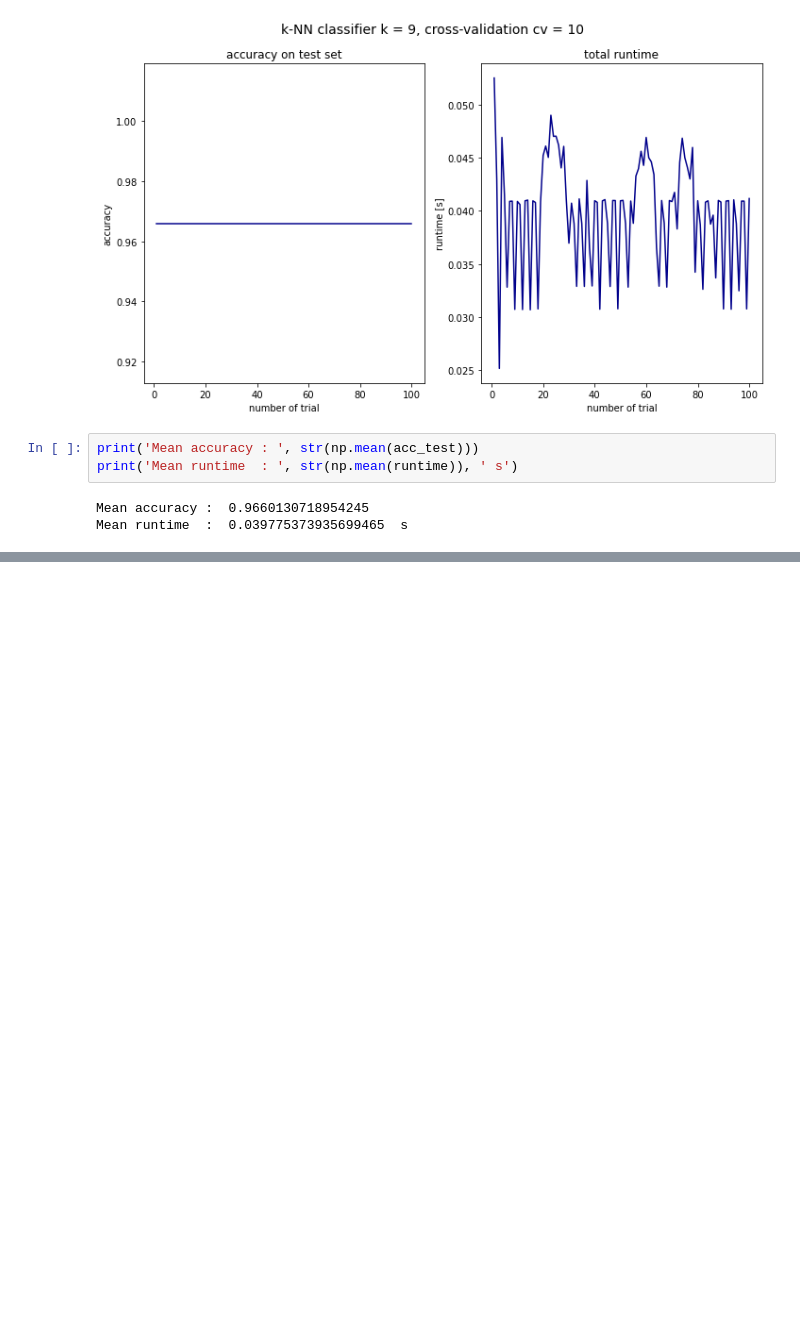
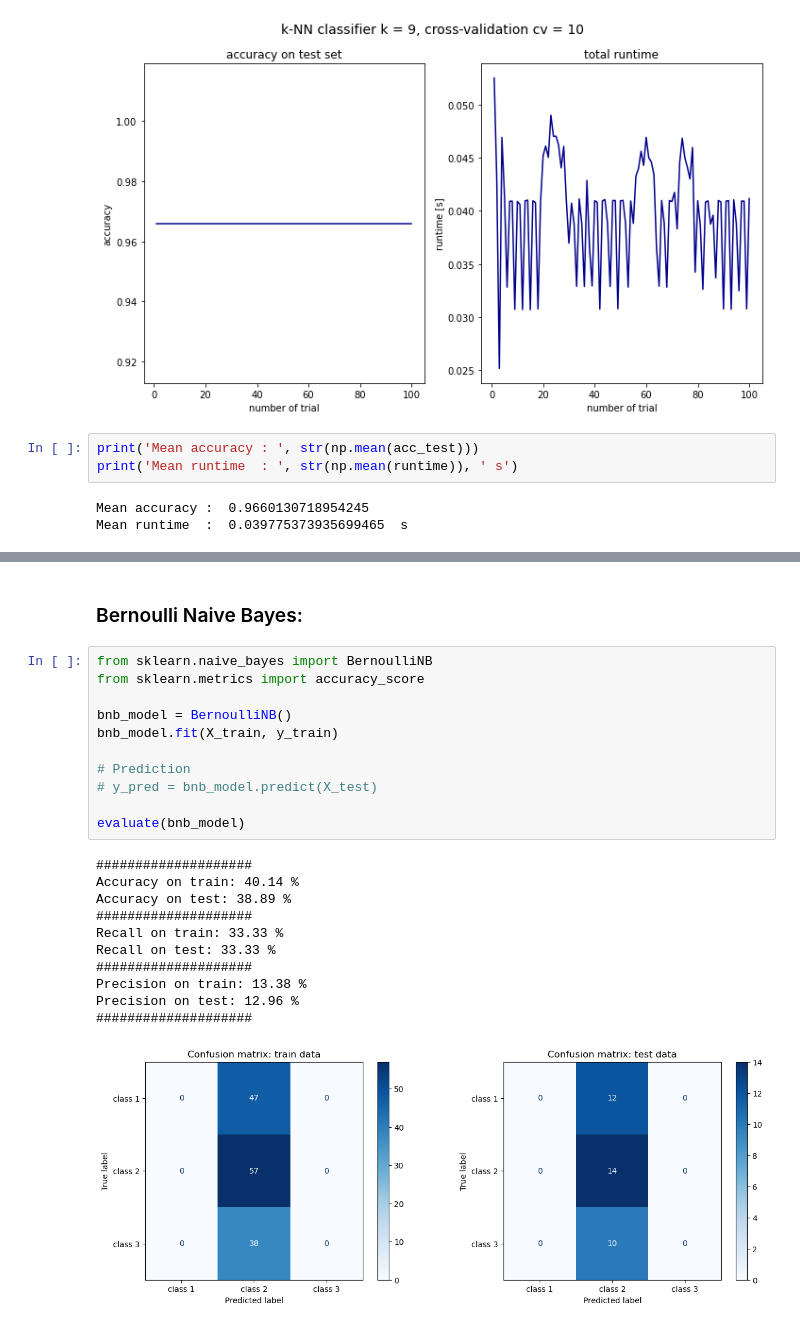
Before and after one commit to nadiaverdha/MachineLearningEx1, a Jupyter notebook: Ex1_wine.ipynb, the cells around one changed output, grey strips where cells are left out. Drawn from its saved outputs; the diff is of its cells as text; blank space fills up the shorter version.

```diff
--- a/Ex1_wine.ipynb
+++ b/Ex1_wine.ipynb
@@ -899,0 +968,25 @@ Mean runtime  :  0.039775373935699465  s
+# %% [markdown]
+### Bernoulli Naive Bayes:
+# %%
+from sklearn.naive_bayes import BernoulliNB
+from sklearn.metrics import accuracy_score
+
+bnb_model = BernoulliNB()
+bnb_model.fit(X_train, y_train)
+
+# Prediction
+# y_pred = bnb_model.predict(X_test)
+
+evaluate(bnb_model)
+# %% [output]
+####################
+Accuracy on train: 40.14 %
+Accuracy on test: 38.89 %
+####################
+Recall on train: 33.33 %
+Recall on test: 33.33 %
+####################
+Precision on train: 13.38 %
+Precision on test: 12.96 %
+####################
+[figure, added]
```
Also changed, not shown: parts of 14 cells of this notebook.
